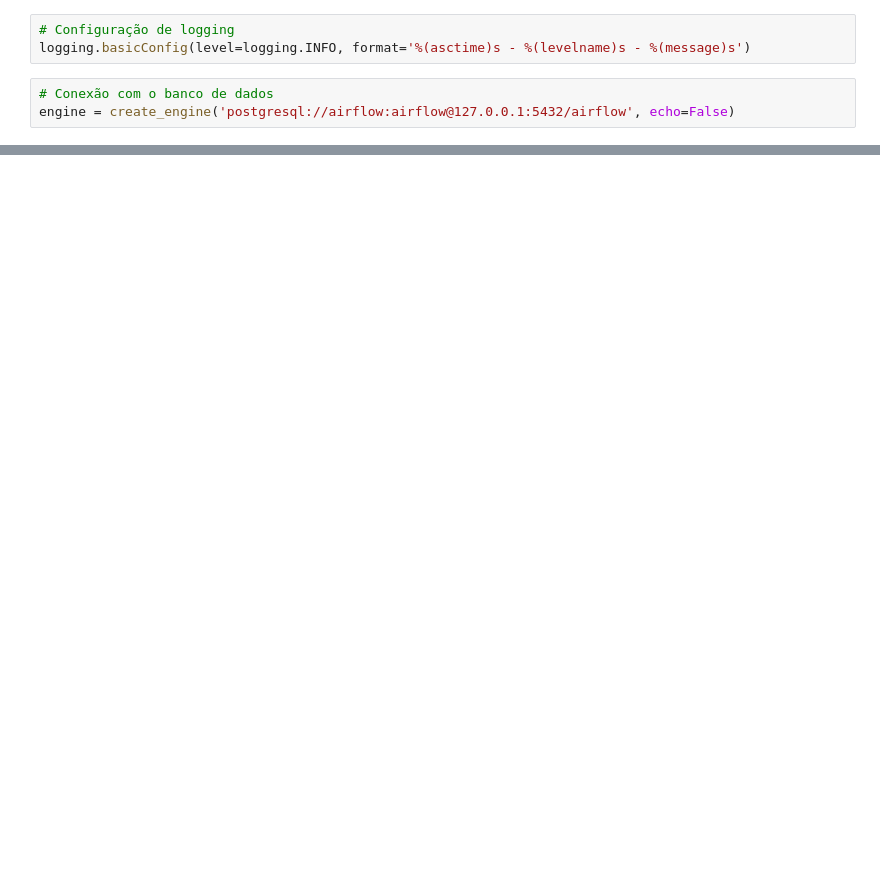
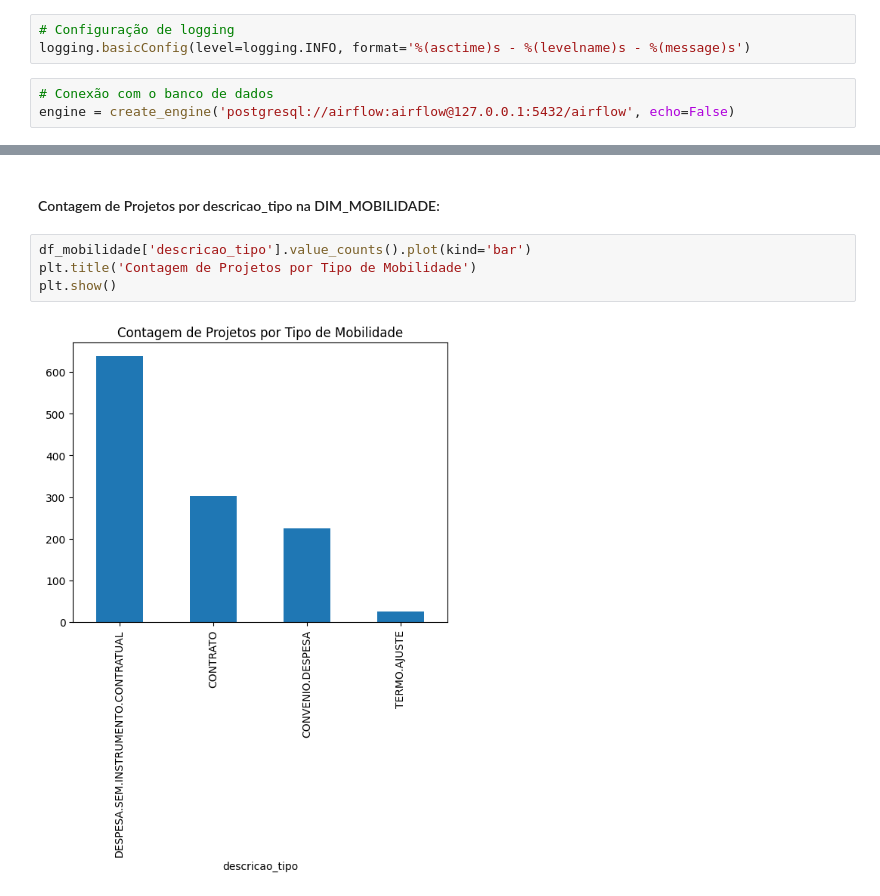
Before and after one commit to NayaraWakewski/ProjetoPython, a Jupyter notebook: 7_Analise_Exploratoria_Estatistica_Dw/analise_dw.ipynb, the cells around one changed output, grey strips where cells are left out. Saved outputs shown, nothing was run; the diff lists cells and outputs as text; blank space fills up the shorter version.

```diff
--- a/7_Analise_Exploratoria_Estatistica_Dw/analise_dw.ipynb
+++ b/7_Analise_Exploratoria_Estatistica_Dw/analise_dw.ipynb
@@ -105,0 +305,8 @@ dataframes['fato_convenios'].head()
+# %% [markdown]
+#### Contagem de Projetos por descricao_tipo na DIM_MOBILIDADE:
+# %%
+df_mobilidade['descricao_tipo'].value_counts().plot(kind='bar')
+plt.title('Contagem de Projetos por Tipo de Mobilidade')
+plt.show()
+# %% [output]
+[figure, added]
```
Also changed, not shown: parts of 50 cells of this notebook, 10 other files.
